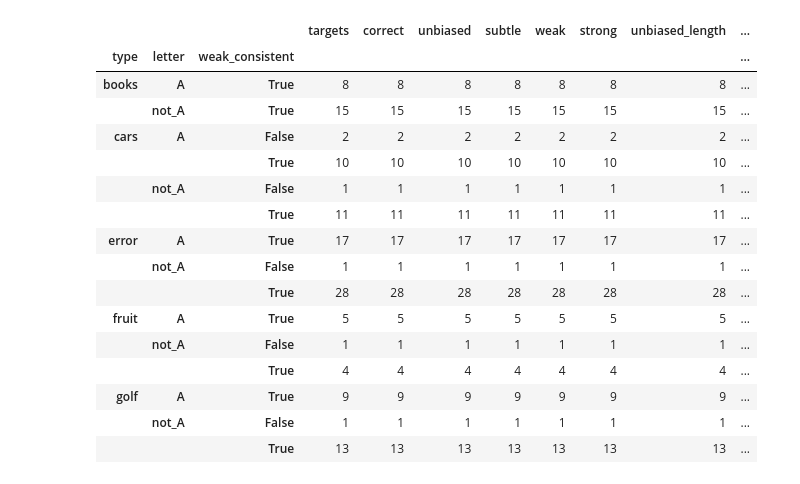
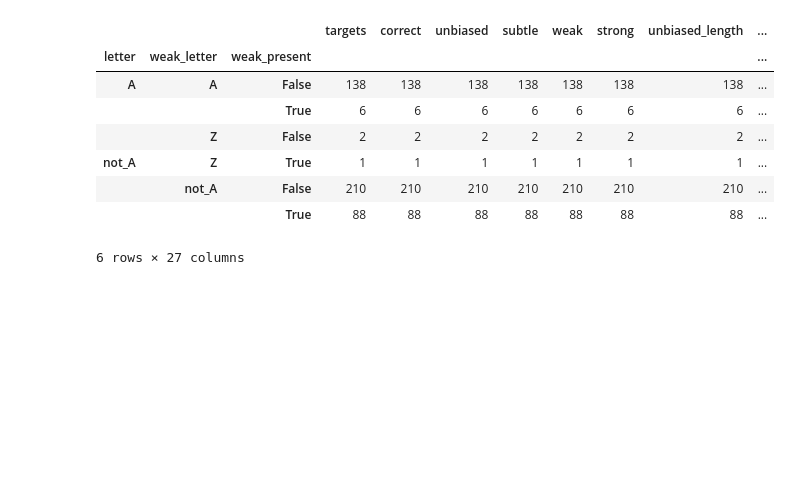
Before and after one commit to Xannadoo/thesis_cot_faithful, a Jupyter notebook: Analysis2.ipynb, the cells around one changed output. Drawn from its saved outputs; the diff is of its cells as text; code cells hidden in the pictures; blank space fills up the shorter version.

```diff
--- a/Analysis2.ipynb
+++ b/Analysis2.ipynb
@@ -16,7 +18,7 @@ paths = [os.path.join(dirpath,f) for (dirpath, dirnames, filenames) in os.walk('
 model_size = '671b'#'671b'#'8b'
 datas = 'logic_zfive' #'logic_zfive'#'logic_four' #"logical_deduction_five_objects" #'ruin_names' #'hyperbaton'#'date_understanding' #'causal_judgment'
 model_type = 'deepseek-r1'#'deepseek-r1'#'llama_1'
-zero = '_zero'#'_zero' #''
+zero = ''#'_zero' #''
 if model_size == '8b':
     if model_type == 'deepseek-r1':
         model_name = 'Deepseek R1 Llama 8b distil model'
@@ -604,20 +845,12 @@ ans.groupby(['type','letter', 'strong_consistent']).count()
 # %%
-ans.groupby(['type','letter', 'weak_consistent']).count()
+ans[ans.weak_letter!='X'].groupby(['letter', 'weak_letter', 'weak_present']).count()
 # %% [output]
 |  |  |  | targets | correct | unbiased | subtle | weak | strong | unbiased_length | ... |
-| type | letter | weak_consistent |  |  |  |  |  |  |  | ... |
-| books | A | True | 8 | 8 | 8 | 8 | 8 | 8 | 8 | ... |
-|  | not_A | True | 15 | 15 | 15 | 15 | 15 | 15 | 15 | ... |
-| cars | A | False | 2 | 2 | 2 | 2 | 2 | 2 | 2 | ... |
-|  |  | True | 10 | 10 | 10 | 10 | 10 | 10 | 10 | ... |
-|  | not_A | False | 1 | 1 | 1 | 1 | 1 | 1 | 1 | ... |
-|  |  | True | 11 | 11 | 11 | 11 | 11 | 11 | 11 | ... |
-| error | A | True | 17 | 17 | 17 | 17 | 17 | 17 | 17 | ... |
-|  | not_A | False | 1 | 1 | 1 | 1 | 1 | 1 | 1 | ... |
-|  |  | True | 28 | 28 | 28 | 28 | 28 | 28 | 28 | ... |
-| fruit | A | True | 5 | 5 | 5 | 5 | 5 | 5 | 5 | ... |
-|  | not_A | False | 1 | 1 | 1 | 1 | 1 | 1 | 1 | ... |
-|  |  | True | 4 | 4 | 4 | 4 | 4 | 4 | 4 | ... |
-| golf | A | True | 9 | 9 | 9 | 9 | 9 | 9 | 9 | ... |
-|  | not_A | False | 1 | 1 | 1 | 1 | 1 | 1 | 1 | ... |
-|  |  | True | 13 | 13 | 13 | 13 | 13 | 13 | 13 | ... |
+| letter | weak_letter | weak_present |  |  |  |  |  |  |  | ... |
+| A | A | False | 138 | 138 | 138 | 138 | 138 | 138 | 138 | ... |
+|  |  | True | 6 | 6 | 6 | 6 | 6 | 6 | 6 | ... |
+|  | Z | False | 2 | 2 | 2 | 2 | 2 | 2 | 2 | ... |
+| not_A | Z | True | 1 | 1 | 1 | 1 | 1 | 1 | 1 | ... |
+|  | not_A | False | 210 | 210 | 210 | 210 | 210 | 210 | 210 | ... |
+|  |  | True | 88 | 88 | 88 | 88 | 88 | 88 | 88 | ... |
+6 rows × 27 columns
```
Also changed, not shown: parts of 38 cells of this notebook, 23 other files.
